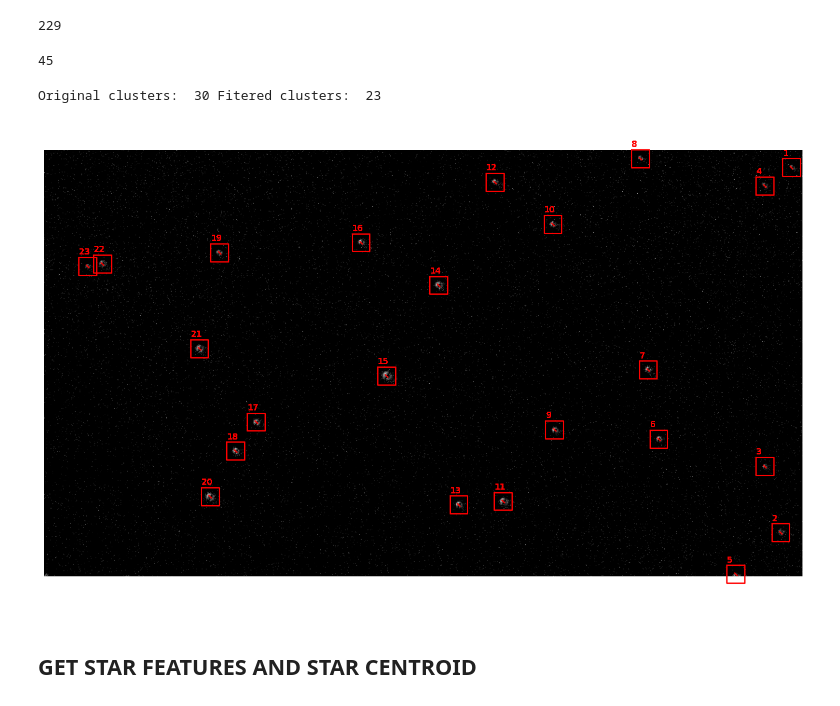
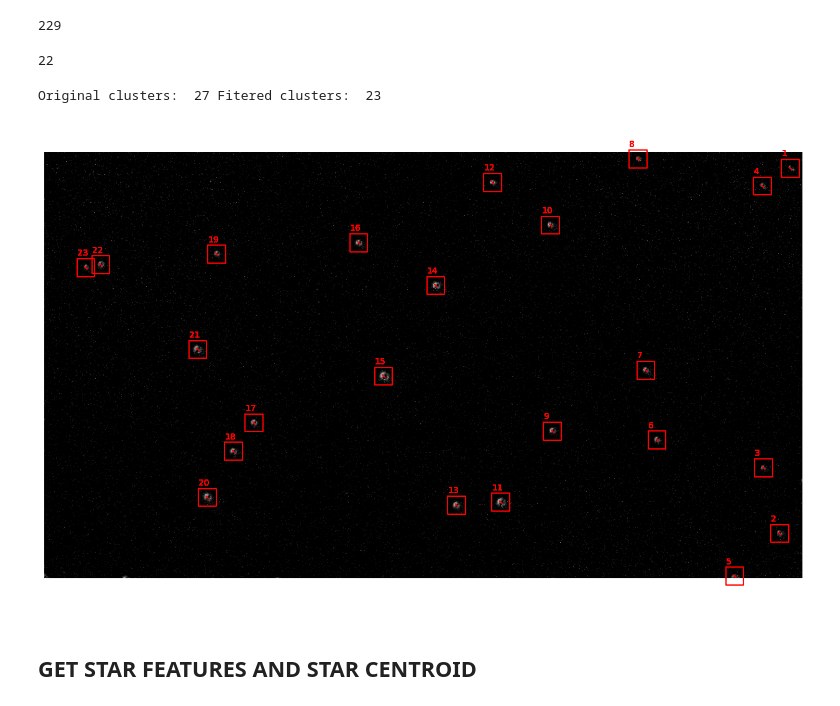
Before and after one commit to I-Zuniga/Event_Star_tracker, a Jupyter notebook: jupyter_notebooks/sdk_test.ipynb, the cells around one changed output. Saved outputs shown, nothing was run; the diff lists cells and outputs as text; code cells hidden in the pictures.

```diff
--- a/jupyter_notebooks/sdk_test.ipynb
+++ b/jupyter_notebooks/sdk_test.ipynb
@@ -65,10 +67,9 @@ print(len(frames))
 # %%
 # Compact the frames
 
-max_buffer = 5
+max_buffer = 10
 # blend = np.array(np.zeros((cv2.cvtColor(np.array(frames[0]), cv2.COLOR_BGR2GRAY).shape)))
 copact_frames = []
-count = 0
 frames_buffer = []
 
 
@@ -82,7 +83,7 @@ for frame in frames:
 
 print(len(copact_frames))
 # %% [output]
-45
+22
 # %%
 # Watch the compacted frames (OPTIONAL)
 
@@ -123,40 +124,40 @@ treshold = 0.2 # Percetange of max value
 filtered_frames = []
 clusters_list = []
 pixel_range = 15
 
 for index, frame in  enumerate(copact_frames) :
 
     frame = cv2.blur(frame,(3,3))
     frame = cv2.normalize(frame, None, 0, 255, cv2.NORM_MINMAX)
 
     max_val = np.max(frame)
     frame_thr = cv2.threshold(frame, max_val*treshold, 1, cv2.THRESH_TOZERO)[1]
     filtered_frames.append(frame_thr)
 
-    clusters =  max_value_cluster(frame_thr, pixel_range, 30)
+    clusters =  max_value_cluster(frame_thr, pixel_range, 100)
     clusters = sorted(clusters, key=lambda x: x[1], reverse=True)
     clusters_index = np.array([cluster[0] for cluster in clusters])
     clusters_index = sorted(clusters_index, key=lambda x: x[1], reverse=True)
     clusters_list.append( index_cluster(frame, pixel_range, clusters_index) )
 
     # print('Frame: ', index ,' Original clusters: ', len(clusters_index))
 
 # FOR NOISY IMAGES delete the clusters with a mass lower than a treshold
 mass_treshold = 0.2
-treshold_val = mass_treshold*np.max([cluster_mass[1] for cluster_mass in  clusters_list[12]])
-clusters_list_filtered = [cluster for cluster in clusters_list[12] if cluster[1] > treshold_val ]
+treshold_val = mass_treshold*np.max([cluster_mass[1] for cluster_mass in  clusters_list[9]])
+clusters_list_filtered = [cluster for cluster in clusters_list[9] if cluster[1] > treshold_val ]
 
-print('Original clusters: ', len(clusters_list[12]),'Fitered clusters: ',  len(clusters_list_filtered))
+print('Original clusters: ', len(clusters_list[9]),'Fitered clusters: ',  len(clusters_list_filtered))
 
 #JUST TO CHECK SOM WITHOUT FALSE STARS
 # clusters_list_filtered.pop(2) # Remove the cluster 3 of the frame 12
 # clusters_list_filtered.pop(5) # Remove the cluster 7(-1) of the frame 12
 
-plot_cluster(copact_frames[12], [x[0] for x in clusters_list_filtered], pixel_range, [18.5,10])
+plot_cluster(copact_frames[9], [x[0] for x in clusters_list_filtered], pixel_range, [18.5,10])
 # plot_cluster(copact_frames[12],clusters_list[12], pixel_range)
 # %% [output]
-Original clusters:  30 Fitered clusters:  23
+Original clusters:  27 Fitered clusters:  23
-[figure, old version]
+[figure, new version]
 # %% [markdown]
 ## GET STAR FEATURES AND STAR CENTROID
 # %%
```
Also changed, not shown: parts of 9 cells of this notebook, 3 other files.
